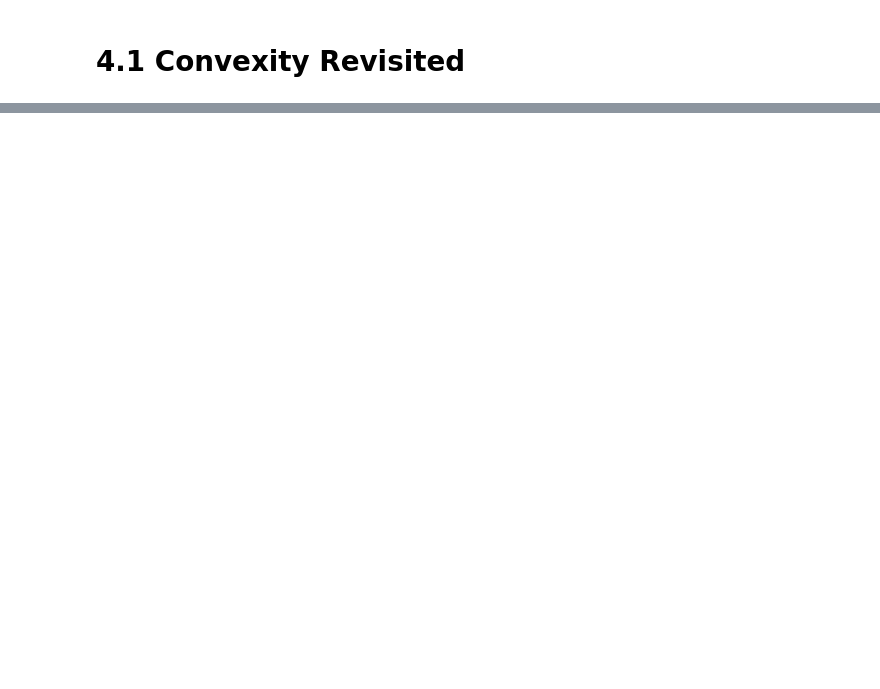
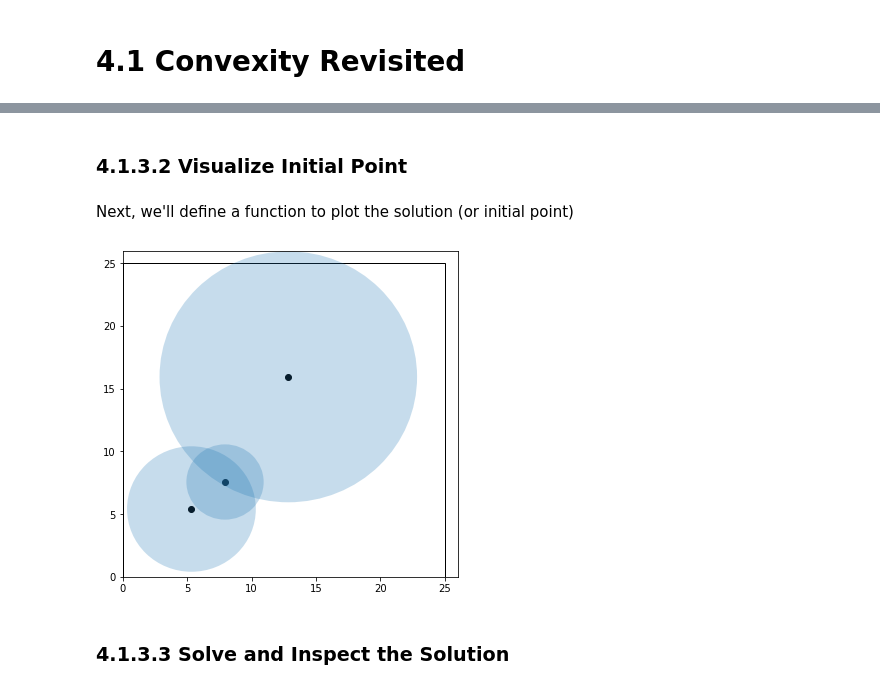
Before and after one commit to ndcbe/CBE60499, a Jupyter notebook: docs/04.01-Convexity.ipynb, the cells around one changed output, grey strips where cells are left out. Cells and saved outputs as stored; diff of their text form; code cells hidden in the pictures; blank space fills up the shorter version.

```diff
--- a/docs/04.01-Convexity.ipynb
+++ b/docs/04.01-Convexity.ipynb
@@ -9,0 +155,4 @@ content is available [on Github](git@github.com:ndcbe/CBE60499.git).*
+# %%
+# Create dictionary with circle data
+circle_data = {'A':10.0, 'B':5.0, 'C':3.0}
+circle_data
@@ -9,0 +168,3 @@ content is available [on Github](git@github.com:ndcbe/CBE60499.git).*
+# %%
+# Create model
+model = create_circle_model(circle_data)
@@ -9,0 +195,45 @@ content is available [on Github](git@github.com:ndcbe/CBE60499.git).*
+# %% [markdown]
+### 4.1.3.2 Visualize Initial Point
+# %% [markdown]
+Next, we'll define a function to plot the solution (or initial point)
+# %%
+# Plot initial point
+
+def plot_circles(m):
+    ''' Plot circles using data in Pyomo model
+
+    Arguments:
+        m: Pyomo concrete model
+
+    Returns:
+        Nothing (but makes a figure)
+
+    '''
+
+    # Create figure
+    fig, ax = plt.subplots(1,figsize=(6,6))
+
+    # Adjust axes
+    l = max(m.a.value,m.b.value) + 1
+    ax.set_xlim(0,l)
+    ax.set_ylim(0,l)
+
+    # Draw box
+    art = mpatches.Rectangle((0,0), width=m.b.value, height=m.a.value,fill=False)
+    ax.add_patch(art)
+
+    # Draw circles and mark center
+    for i in m.CIRCLES:
+        art2 = mpatches.Circle( (m.x[i].value,m.y[i].value), radius=m.R[i],fill=True,alpha=0.25)
+        ax.add_patch(art2)
+
+        plt.scatter(m.x[i].value,m.y[i].value,color='black')
+
+    # Show plot
+    plt.show()
+
+plot_circles(model)
+# %% [output]
+[figure, added]
+# %% [markdown]
+### 4.1.3.3 Solve and Inspect the Solution
```
Also changed, not shown: parts of 39 cells of this notebook, 24 other files.
